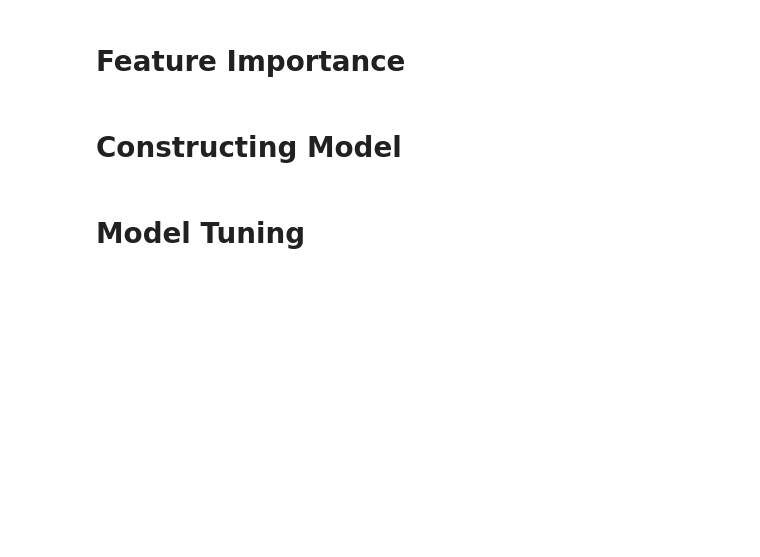
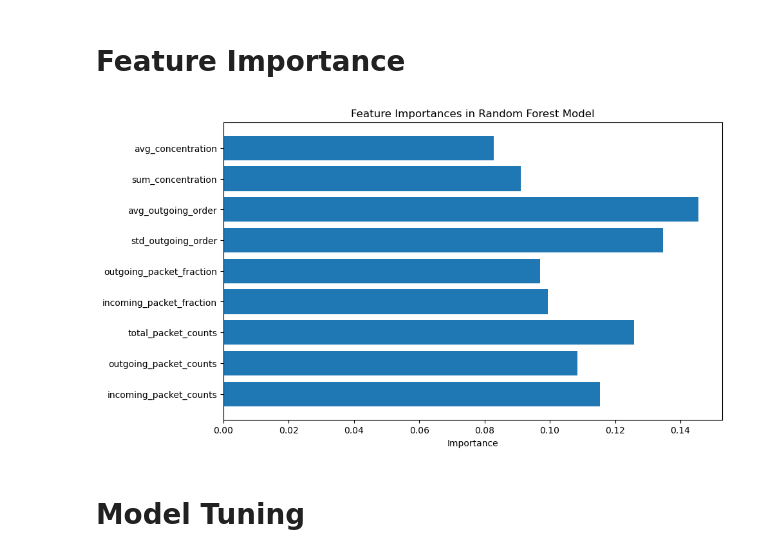
Before and after one commit to BettinaTee03/Machine-Learning-Group-Project, a Jupyter notebook: closedworld_multiclass.ipynb, the cells around one changed output. Drawn from its saved outputs; the diff is of its cells as text; code cells hidden in the pictures; blank space fills up the shorter version.

Commit message:
Model Creation, Feature Importance, Basic Model tuning

```diff
--- a/closedworld_multiclass.ipynb
+++ b/closedworld_multiclass.ipynb
@@ -47,0 +53,12 @@ closed_world_df
+# %%
+import sklearn
+from sklearn.model_selection import train_test_split
+
+# Separate features and target labels
+X = closed_world_df.drop(columns=['label'])
+y = closed_world_df['label']
+
+# Split data into training and testing sets
+X_train, X_test, y_train, y_test = train_test_split(X, y, test_size=0.2, random_state=42)
+
+print("Data split into training and testing sets successfully.")
@@ -47,0 +67,16 @@ closed_world_df
+# %%
+from sklearn.ensemble import RandomForestClassifier
+from sklearn.metrics import classification_report, accuracy_score
+
+# Initialize the model
+rf_model = RandomForestClassifier(n_estimators=100, random_state=42)
+
+# Train the model
+rf_model.fit(X_train, y_train)
+
+# Make predictions on the test set
+y_pred = rf_model.predict(X_test)
+
+# Print accuracy and other metrics
+print("Model Accuracy:", accuracy_score(y_test, y_pred))
+print(classification_report(y_test, y_pred))
@@ -48,6 +101,20 @@ closed_world_df
 # %% [markdown]
 # Feature Importance
-# %% [markdown]
-# Constructing Model
+# %%
+import numpy as np
+import matplotlib.pyplot as plt
+
+# Get feature importances
+feature_importances = rf_model.feature_importances_
+feature_names = X.columns
+
+# Plot feature importances
+plt.figure(figsize=(10, 6))
+plt.barh(feature_names, feature_importances)
+plt.xlabel('Importance')
+plt.title('Feature Importances in Random Forest Model')
+plt.show()
+# %% [output]
+[figure, added]
 # %% [markdown]
 # Model Tuning
```
Also changed, not shown: parts of 6 cells of this notebook.
